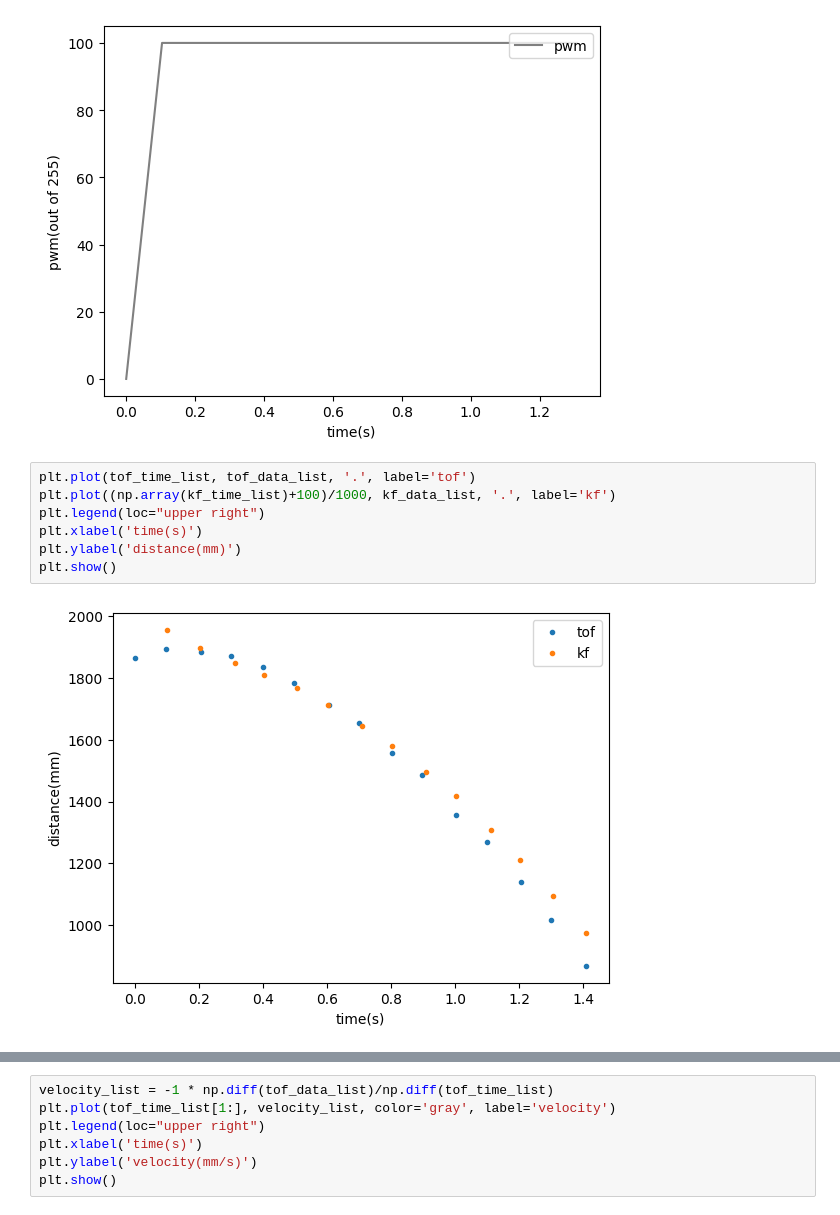
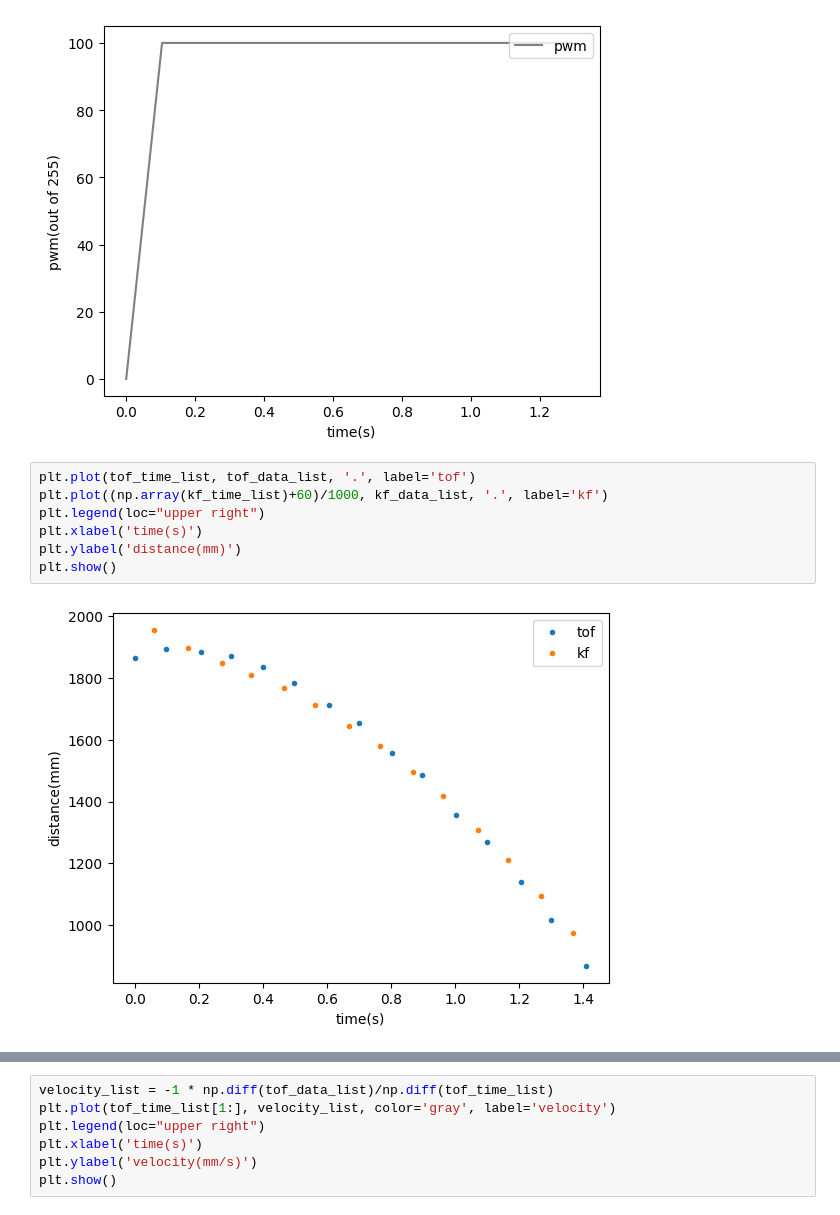
Before and after one commit to zechenwang00/ECE-5160-Sp23, a Jupyter notebook: ble_robot-1.1/ble_python/lab7_ex.ipynb, the cells around one changed output, grey strips where cells are left out. Drawn from its saved outputs; the diff is of its cells as text.

```diff
--- a/ble_robot-1.1/ble_python/lab7_ex.ipynb
+++ b/ble_robot-1.1/ble_python/lab7_ex.ipynb
@@ -123,10 +123,10 @@ plt.show()
 [figure]
 # %%
 plt.plot(tof_time_list, tof_data_list, '.', label='tof')
-plt.plot((np.array(kf_time_list)+100)/1000, kf_data_list, '.', label='kf')
+plt.plot((np.array(kf_time_list)+60)/1000, kf_data_list, '.', label='kf')
 plt.legend(loc="upper right")
 plt.xlabel('time(s)')
 plt.ylabel('distance(mm)')
 plt.show()
 # %% [output]
-[figure, old version]
+[figure, new version]
```
Also changed, not shown: parts of 1 cell of this notebook, 8 other files.
